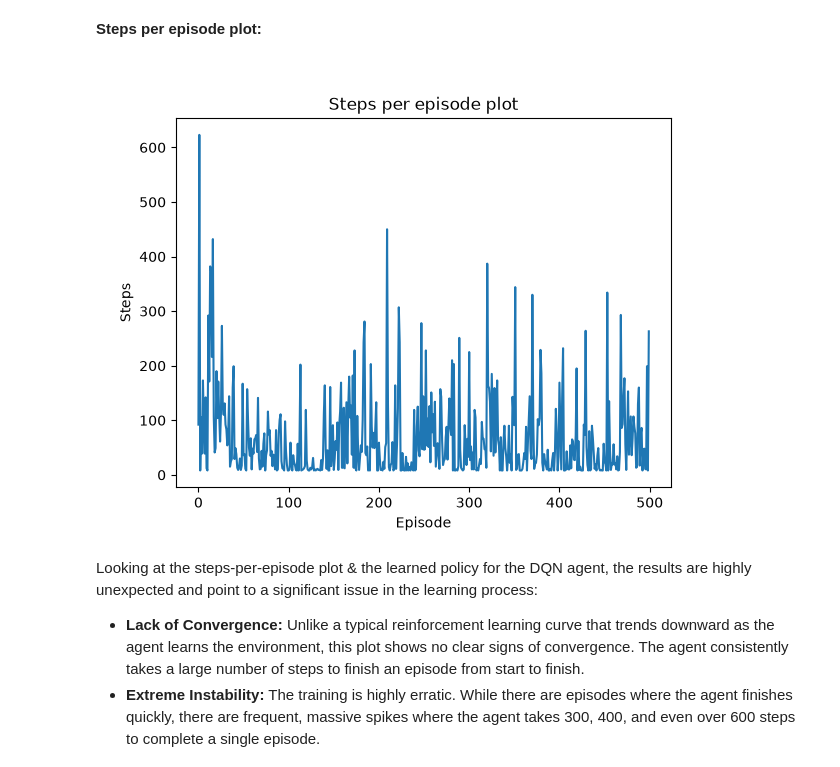
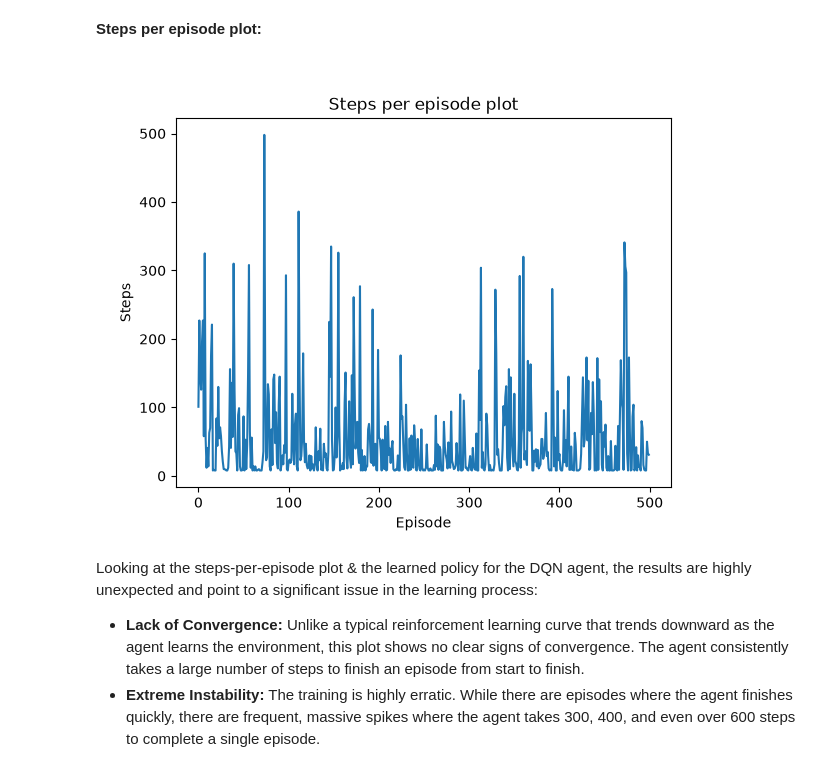
Before and after one commit to mniabedii/grid-world-rl, a Jupyter notebook: report/analysis.ipynb, the cells around one changed output. Saved outputs shown, nothing was run; the diff lists cells and outputs as text; code cells hidden in the pictures.

Commit message:
finish experiment 1: output was saved & the conclusion was reported

```diff
--- a/report/analysis.ipynb
+++ b/report/analysis.ipynb
@@ -350,9 +350,9 @@ S → → ↓ ↓
 **Steps per episode plot:**
 # %%
 from IPython.display import Image, display
-display(Image(filename="../outputs/dqn_steps_per_episode.png"))
+display(Image(filename="../outputs/experiment0:dqn_steps_per_episode.png"))
 # %% [output]
-[figure, old version]
+[figure, new version]
 # %% [markdown]
 Looking at the steps-per-episode plot & the learned policy for the DQN agent, the results are highly unexpected and point to a significant issue in the learning process:
 - **Lack of Convergence:** Unlike a typical reinforcement learning curve that trends downward as the agent learns the environment, this plot shows no clear signs of convergence. The agent consistently takes a large number of steps to finish an episode from start to finish.
```
Also changed, not shown: parts of 5 cells of this notebook, 1 other file.
